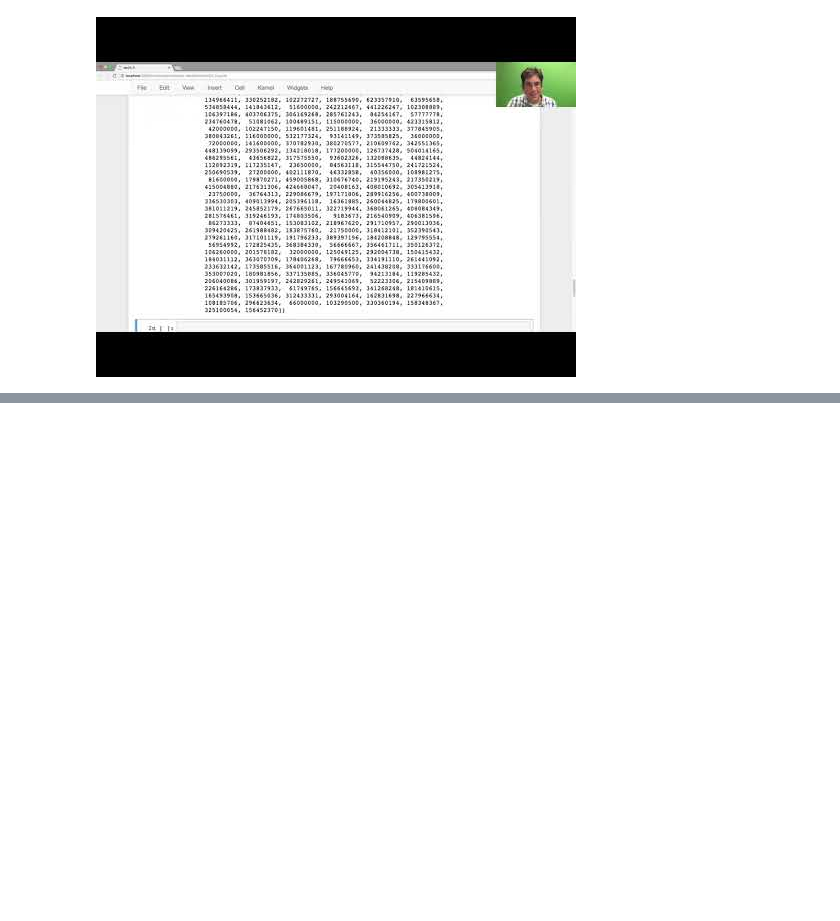
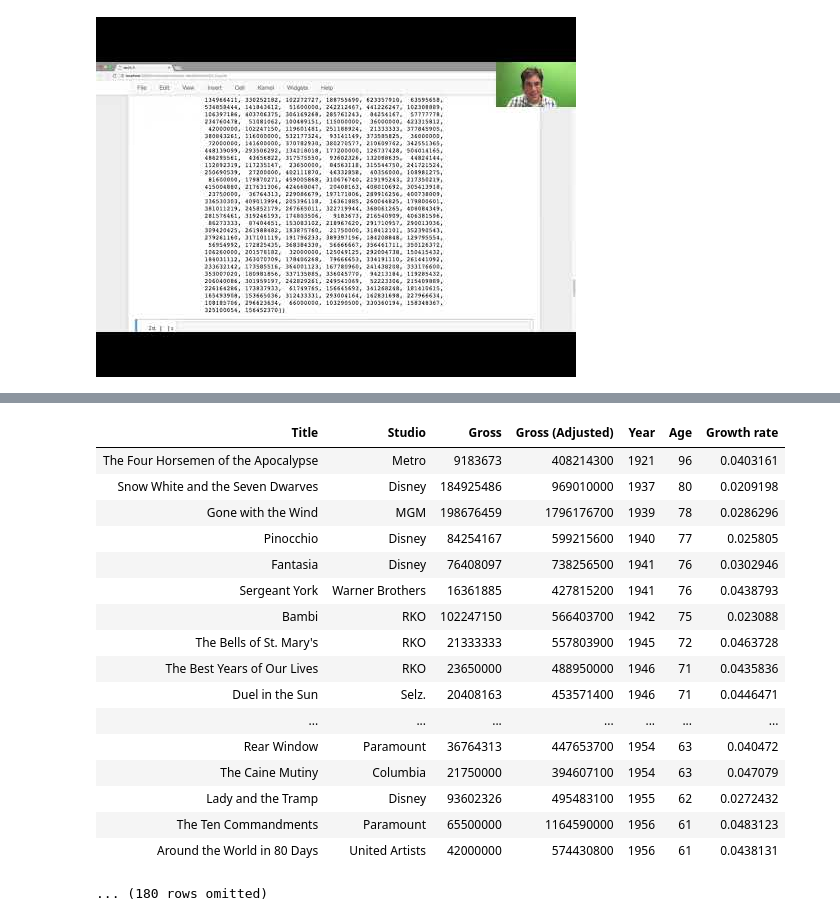
Before and after one commit to zach-guo/2023-DS-College-Advanatge, a Jupyter notebook: lec notebooks/lec04.ipynb, the cells around one changed output, grey strips where cells are left out. Saved outputs shown, nothing was run; the diff lists cells and outputs as text; code cells hidden in the pictures; blank space fills up the shorter version.

```diff
--- a/lec notebooks/lec04.ipynb
+++ b/lec notebooks/lec04.ipynb
@@ -212,0 +341,21 @@ YouTubeVideo('MHRQ1UGKRyI', width=800, height=300)
+# %%
+movies.sort('Year').show(20)
+# %% [output]
+| Title | Studio | Gross | Gross (Adjusted) | Year | Age | Growth rate |
+| The Four Horsemen of the Apocalypse | Metro | 9183673 | 408214300 | 1921 | 96 | 0.0403161 |
+| Snow White and the Seven Dwarves | Disney | 184925486 | 969010000 | 1937 | 80 | 0.0209198 |
+| Gone with the Wind | MGM | 198676459 | 1796176700 | 1939 | 78 | 0.0286296 |
+| Pinocchio | Disney | 84254167 | 599215600 | 1940 | 77 | 0.025805 |
+| Fantasia | Disney | 76408097 | 738256500 | 1941 | 76 | 0.0302946 |
+| Sergeant York | Warner Brothers | 16361885 | 427815200 | 1941 | 76 | 0.0438793 |
+| Bambi | RKO | 102247150 | 566403700 | 1942 | 75 | 0.023088 |
+| The Bells of St. Mary's | RKO | 21333333 | 557803900 | 1945 | 72 | 0.0463728 |
+| The Best Years of Our Lives | RKO | 23650000 | 488950000 | 1946 | 71 | 0.0435836 |
+| Duel in the Sun | Selz. | 20408163 | 453571400 | 1946 | 71 | 0.0446471 |
+| ... | ... | ... | ... | ... | ... | ... |
+| Rear Window | Paramount | 36764313 | 447653700 | 1954 | 63 | 0.040472 |
+| The Caine Mutiny | Columbia | 21750000 | 394607100 | 1954 | 63 | 0.047079 |
+| Lady and the Tramp | Disney | 93602326 | 495483100 | 1955 | 62 | 0.0272432 |
+| The Ten Commandments | Paramount | 65500000 | 1164590000 | 1956 | 61 | 0.0483123 |
+| Around the World in 80 Days | United Artists | 42000000 | 574430800 | 1956 | 61 | 0.0438131 |
+... (180 rows omitted)
```
Also changed, not shown: parts of 142 cells of this notebook, 9 other files.
